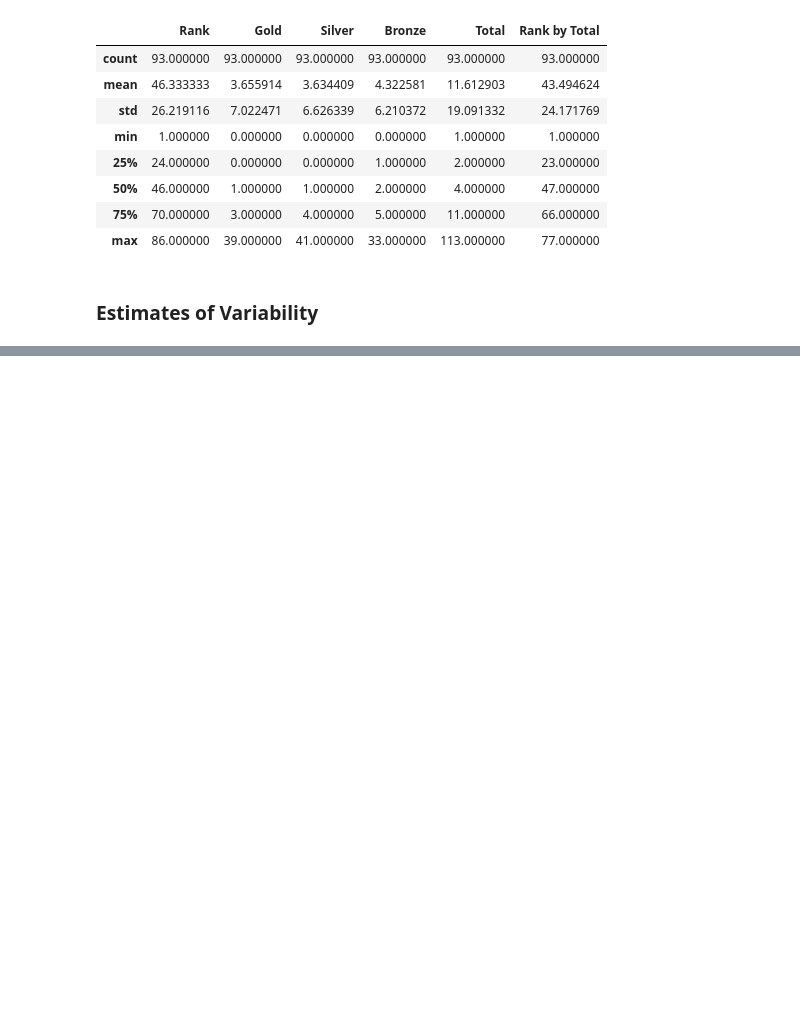
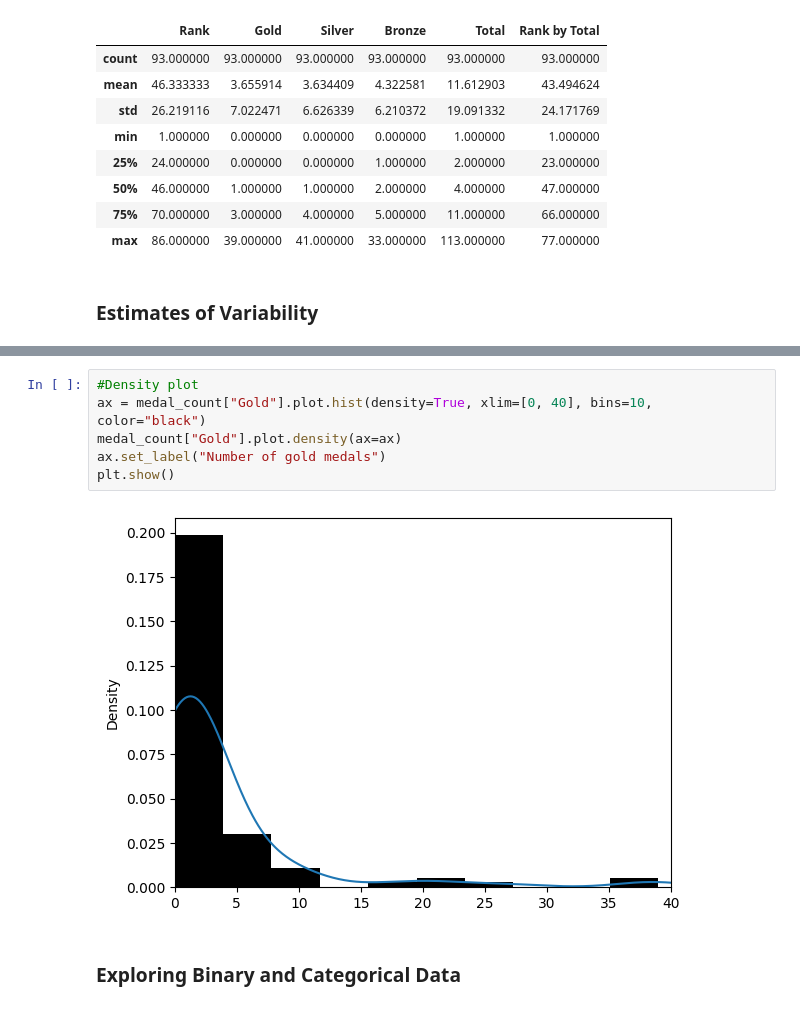
Before and after one commit to OjmJakon/Mini-Projects, a Jupyter notebook: Data Science/Practical Statistics For Data Scientists (book)/Chapter 1.ipynb, the cells around one changed output, grey strips where cells are left out. Cells and saved outputs as stored; diff of their text form; blank space fills up the shorter version.

Commit message:
Exploring data distribution

```diff
--- a/Data Science/Practical Statistics For Data Scientists (book)/Chapter 1.ipynb
+++ b/Data Science/Practical Statistics For Data Scientists (book)/Chapter 1.ipynb
@@ -84,0 +149,10 @@ medal_count.describe()
+# %%
+#Density plot
+ax = medal_count["Gold"].plot.hist(density=True, xlim=[0, 40], bins=10, color="black")
+medal_count["Gold"].plot.density(ax=ax)
+ax.set_label("Number of gold medals")
+plt.show()
+# %% [output]
+[figure, added]
+# %% [markdown]
+### Exploring Binary and Categorical Data
```
Also changed, not shown: parts of 12 cells of this notebook.
